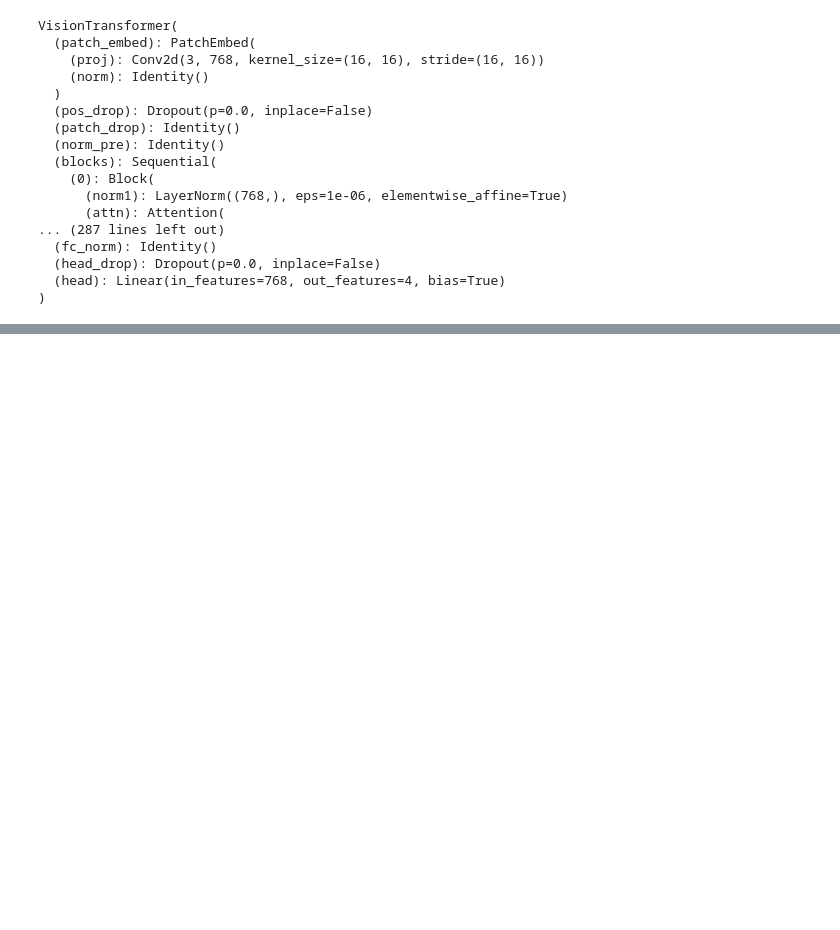
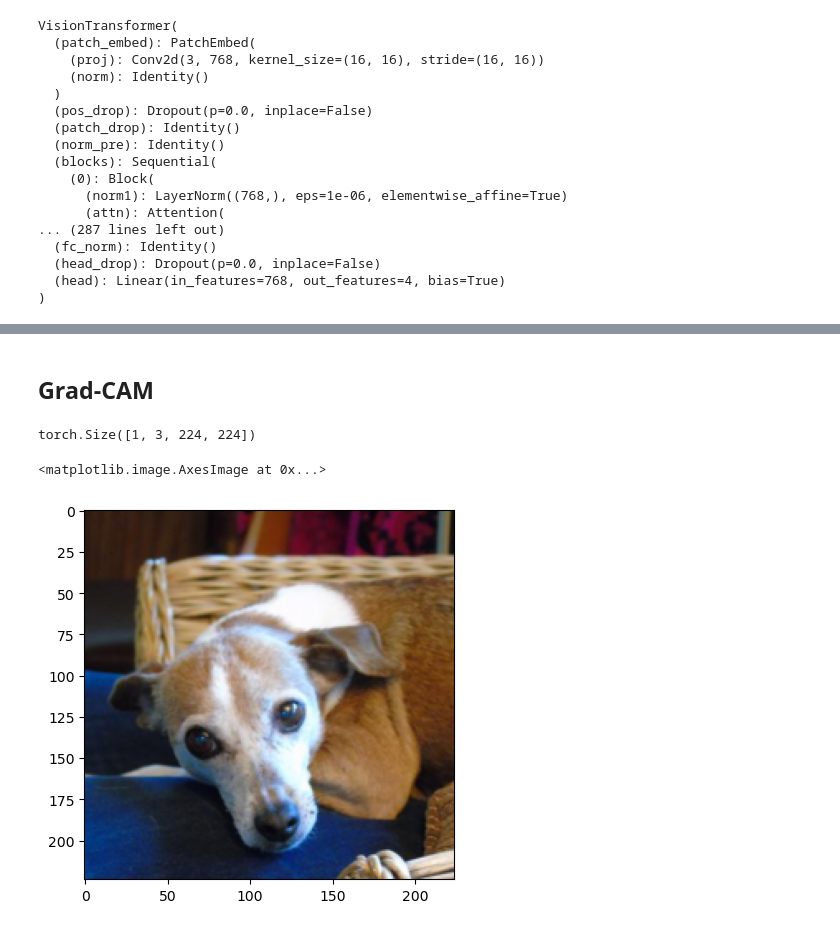
Before and after one commit to Ranvirsv/is_the_dog_happy, a Jupyter notebook: Notebooks/VIT.ipynb, the cells around one changed output, grey strips where cells are left out. Cells and saved outputs as stored; diff of their text form; code cells hidden in the pictures; blank space fills up the shorter version.

Commit message:
Adding Intial GradCAM implementation

```diff
--- a/Notebooks/VIT.ipynb
+++ b/Notebooks/VIT.ipynb
@@ -113,0 +130,2 @@ Validation accuracy: 43.938442211055275
+# %% [markdown]
+## Grad-CAM
@@ -113,0 +148,14 @@ Validation accuracy: 43.938442211055275
+# %%
+sample_idx = torch.randint(len(test_loader.dataset), size=(1,)).item()
+rgb_img, _ = test_loader.dataset[sample_idx]
+unnormalized_rgb_img = unnormalize(rgb_img.clone())
+unnormalized_rgb_img = unnormalized_rgb_img.unsqueeze(0)
+unnormalized_rgb_img = unnormalized_rgb_img.clip(0, 1)
+unnormalized_rgb_img.shape
+# %% [output]
+torch.Size([1, 3, 224, 224])
+# %%
+plt.imshow(unnormalized_rgb_img.squeeze(0).permute(1, 2, 0))
+# %% [output]
+<matplotlib.image.AxesImage at 0x...>
+[figure, added]
```
Also changed, not shown: parts of 9 cells of this notebook.
